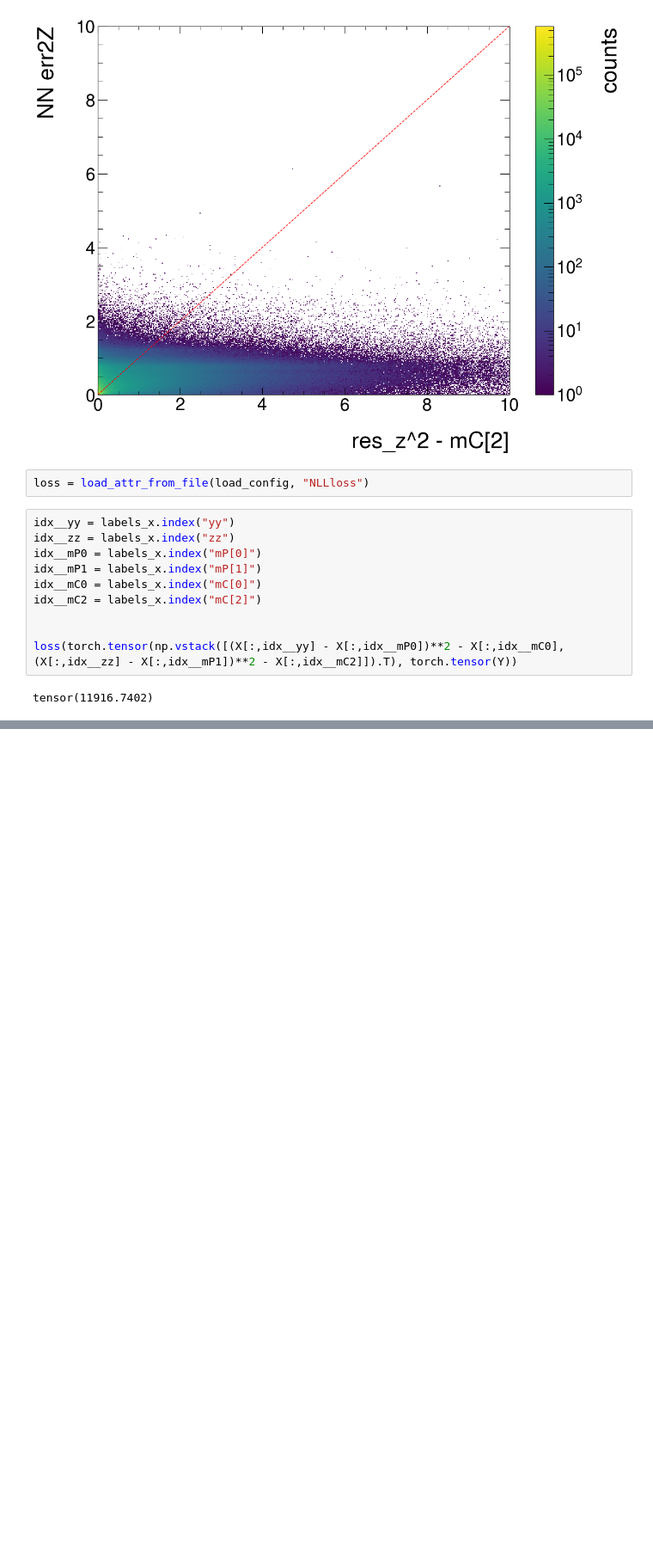
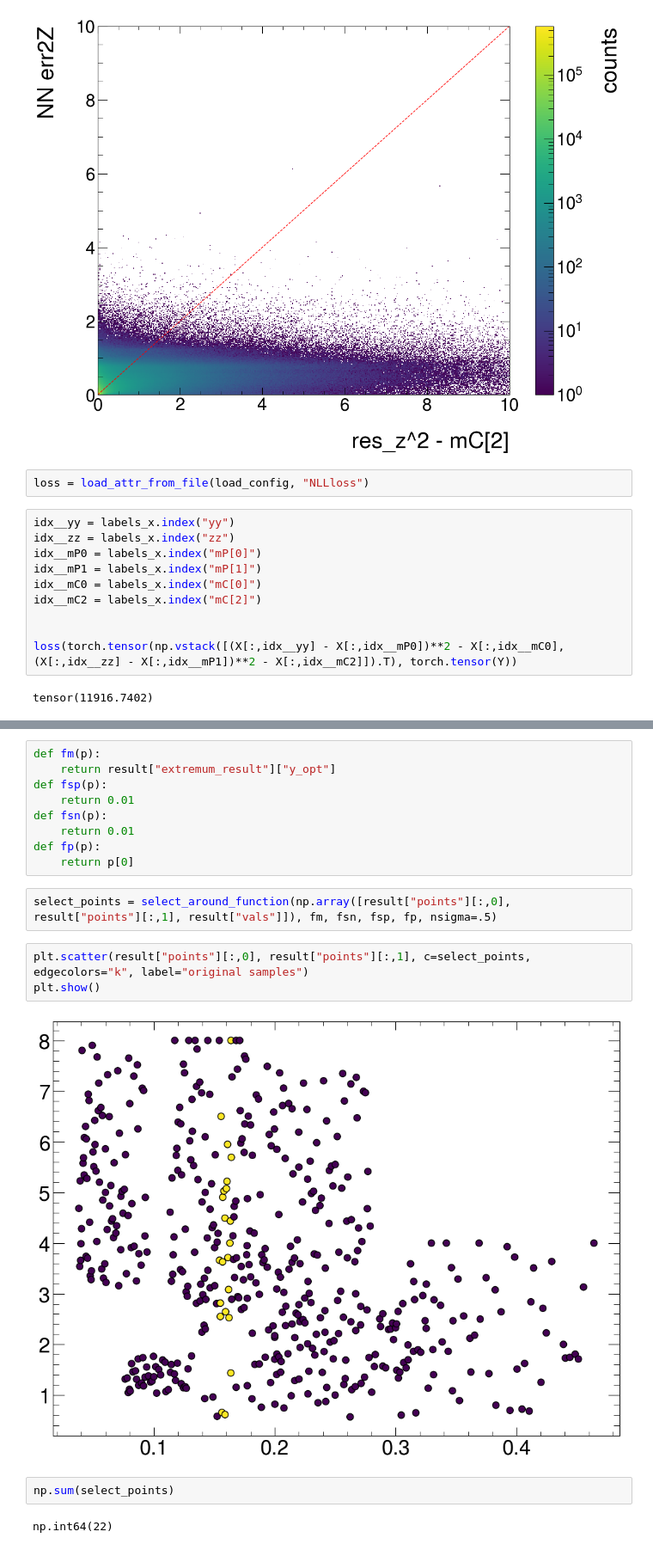
Before and after one commit to ChSonnabend/CERN-Fellowship, a Jupyter notebook: scripts/clusterErrorParametrization/ClusterErrorParameterization.ipynb, the cells around one changed output, grey strips where cells are left out. Shown at 86% size. Drawn from its saved outputs; the diff is of its cells as text; blank space fills up the shorter version.

```diff
--- a/scripts/clusterErrorParametrization/ClusterErrorParameterization.ipynb
+++ b/scripts/clusterErrorParametrization/ClusterErrorParameterization.ipynb
@@ -320,0 +1235,20 @@ tensor(11916.7402)
+# %%
+def fm(p):
+    return result["extremum_result"]["y_opt"]
+def fsp(p):
+    return 0.01
+def fsn(p):
+    return 0.01
+def fp(p):
+    return p[0]
+# %%
+select_points = select_around_function(np.array([result["points"][:,0], result["points"][:,1], result["vals"]]), fm, fsn, fsp, fp, nsigma=.5)
+# %%
+plt.scatter(result["points"][:,0], result["points"][:,1], c=select_points, edgecolors="k", label="original samples")
+plt.show()
+# %% [output]
+[figure, added]
+# %%
+np.sum(select_points)
+# %% [output]
+np.int64(22)
```
Also changed, not shown: parts of 20 cells of this notebook, 2 other files.
